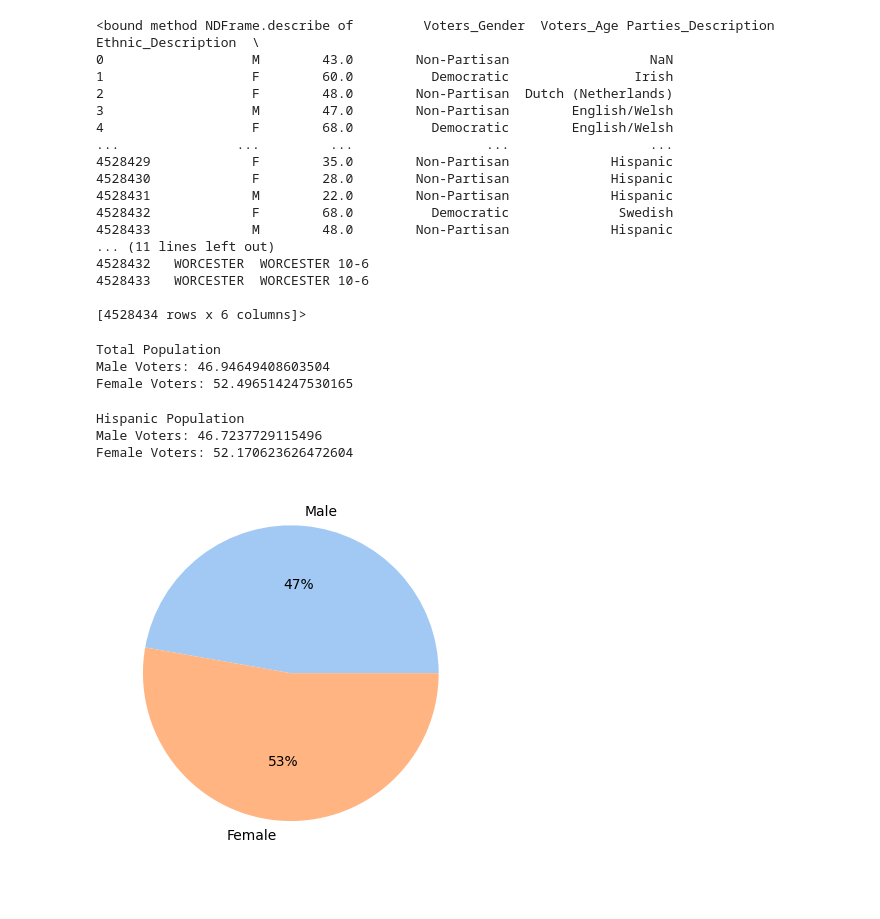
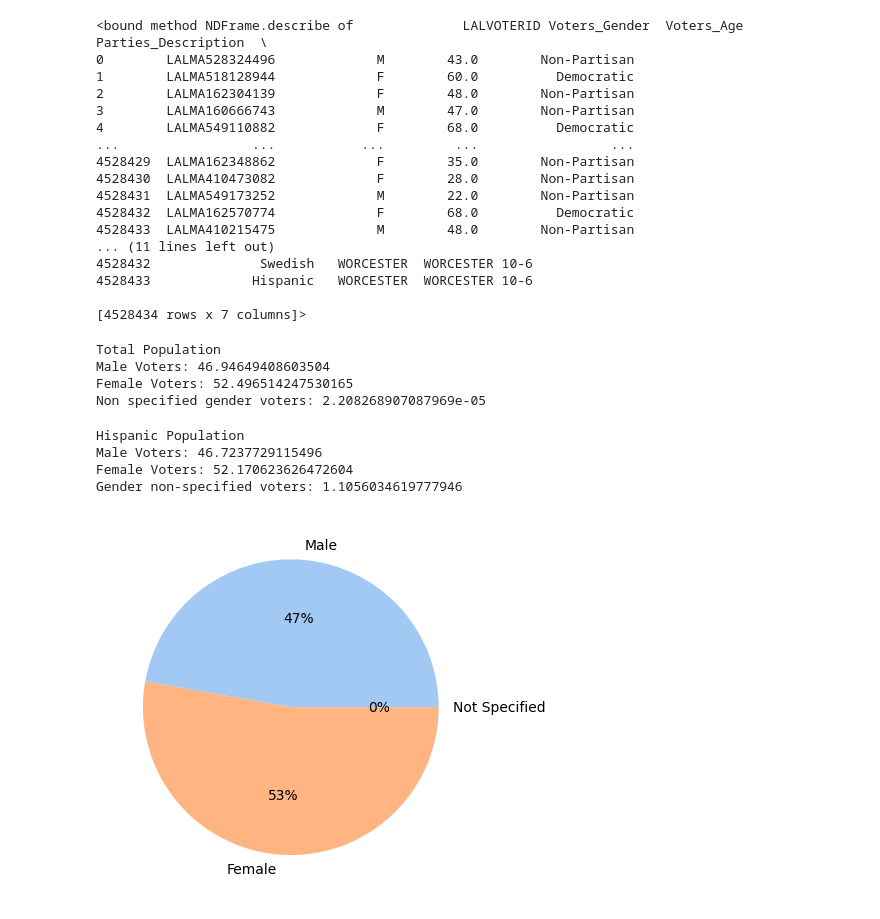
Before and after one commit to BU-Spark/dd4g-voting-patterns-in-boston, a Jupyter notebook: gender.ipynb, the cells around one changed output. Saved outputs shown, nothing was run; the diff lists cells and outputs as text; code cells hidden in the pictures.

Commit message:
added gender analysis

```diff
--- a/gender.ipynb
+++ b/gender.ipynb
@@ -1,68 +1,75 @@
 # %%
 import pandas as pd
 
-demo_cols = ['Ethnic_Description', 'Voters_Age', 'Parties_Description','Voters_Gender','County', 'Precinct']
+demo_cols = ['LALVOTERID','Ethnic_Description', 'Voters_Age', 'genders_Description','Voters_Gender','County', 'Precinct']
 dataset = pd.read_csv("VM2--MA--2022-12-31-DEMOGRAPHIC.tab", delimiter='\t', usecols=demo_cols, encoding='latin-1')
 # %%
 dataset.describe
 # %% [output]
-<bound method NDFrame.describe of         Voters_Gender  Voters_Age Parties_Description   Ethnic_Description  \
-0                   M        43.0        Non-Partisan                  NaN
-1                   F        60.0          Democratic                Irish
-2                   F        48.0        Non-Partisan  Dutch (Netherlands)
-3                   M        47.0        Non-Partisan        English/Welsh
-4                   F        68.0          Democratic        English/Welsh
-...               ...         ...                 ...                  ...
-4528429             F        35.0        Non-Partisan             Hispanic
-4528430             F        28.0        Non-Partisan             Hispanic
-4528431             M        22.0        Non-Partisan             Hispanic
-4528432             F        68.0          Democratic              Swedish
-4528433             M        48.0        Non-Partisan             Hispanic
+<bound method NDFrame.describe of              LALVOTERID Voters_Gender  Voters_Age Parties_Description  \
+0        LALMA528324496             M        43.0        Non-Partisan
+1        LALMA518128944             F        60.0          Democratic
+2        LALMA162304139             F        48.0        Non-Partisan
+3        LALMA160666743             M        47.0        Non-Partisan
+4        LALMA549110882             F        68.0          Democratic
+...                 ...           ...         ...                 ...
+4528429  LALMA162348862             F        35.0        Non-Partisan
+4528430  LALMA410473082             F        28.0        Non-Partisan
+4528431  LALMA549173252             M        22.0        Non-Partisan
+4528432  LALMA162570774             F        68.0          Democratic
+4528433  LALMA410215475             M        48.0        Non-Partisan
 ... (11 lines left out)
-4528432   WORCESTER  WORCESTER 10-6
-4528433   WORCESTER  WORCESTER 10-6
+4528432              Swedish   WORCESTER  WORCESTER 10-6
+4528433             Hispanic   WORCESTER  WORCESTER 10-6
 
-[4528434 rows x 6 columns]>
+[4528434 rows x 7 columns]>
 # %%
 male = (dataset["Voters_Gender"]=="M").sum()
 female = (dataset["Voters_Gender"]=="F").sum()
+nan = (dataset["Voters_Gender"].isnull().values.any()).sum()
 total = len(dataset)
 print("Total Population")
 print("Male Voters:",male*100/total)
 print("Female Voters:",female*100/total)
+print("Non specified gender voters:", nan*100/total)
 # %% [output]
 Total Population
 Male Voters: 46.94649408603504
 Female Voters: 52.496514247530165
+Non specified gender voters: 2.208268907087969e-05
 # %%
 male_hisp = ((dataset["Voters_Gender"]=="M") & (dataset["Ethnic_Description"] =="Hispanic")).sum()
 
 female_hisp = ((dataset["Voters_Gender"]=="F") & (dataset["Ethnic_Description"] =="Hispanic")).sum()
 
+nan_hisp = ((dataset["Ethnic_Description"] =="Hispanic")).sum() - (male_hisp+female_hisp)
+
 total = (dataset["Ethnic_Description"] =="Hispanic").sum()
 print("Hispanic Population")
 print("Male Voters:",male_hisp*100/total)
 print("Female Voters:",female_hisp*100/total)
+print("Gender non-specified voters:", nan_hisp*100/total)
 # %% [output]
 Hispanic Population
 Male Voters: 46.7237729115496
 Female Voters: 52.170623626472604
+Gender non-specified voters: 1.1056034619777946
 # %%
 import matplotlib.pyplot as plt
 import seaborn as sns
 
 #define data
-data = [male, female]
-labels = ["Male", "Female"]
+data = [male, female, nan]
+labels = ["Male", "Female", "Not Specified"]
 
 #define Seaborn color palette to use
-colors = sns.color_palette('pastel')[0:2]
+colors = sns.color_palette('pastel')[0:5]
 
 #create pie chart
 plt.pie(data, labels = labels, colors = colors, autopct='%.0f%%')
 plt.show()
 # %% [output]
-[figure, old version]
+[figure, new version]
 # %%
 import matplotlib.pyplot as plt
 import seaborn as sns
```
Also changed, not shown: parts of 6 cells of this notebook, 1 other file.
